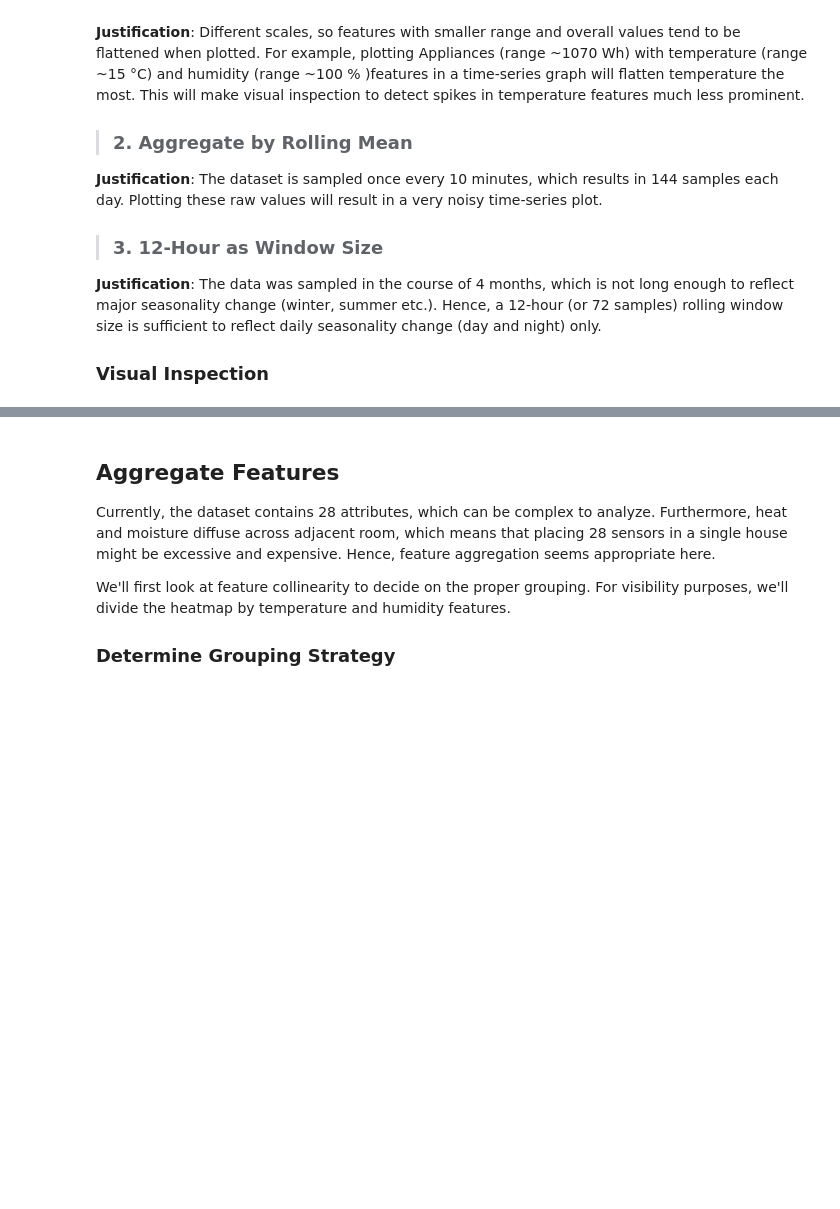
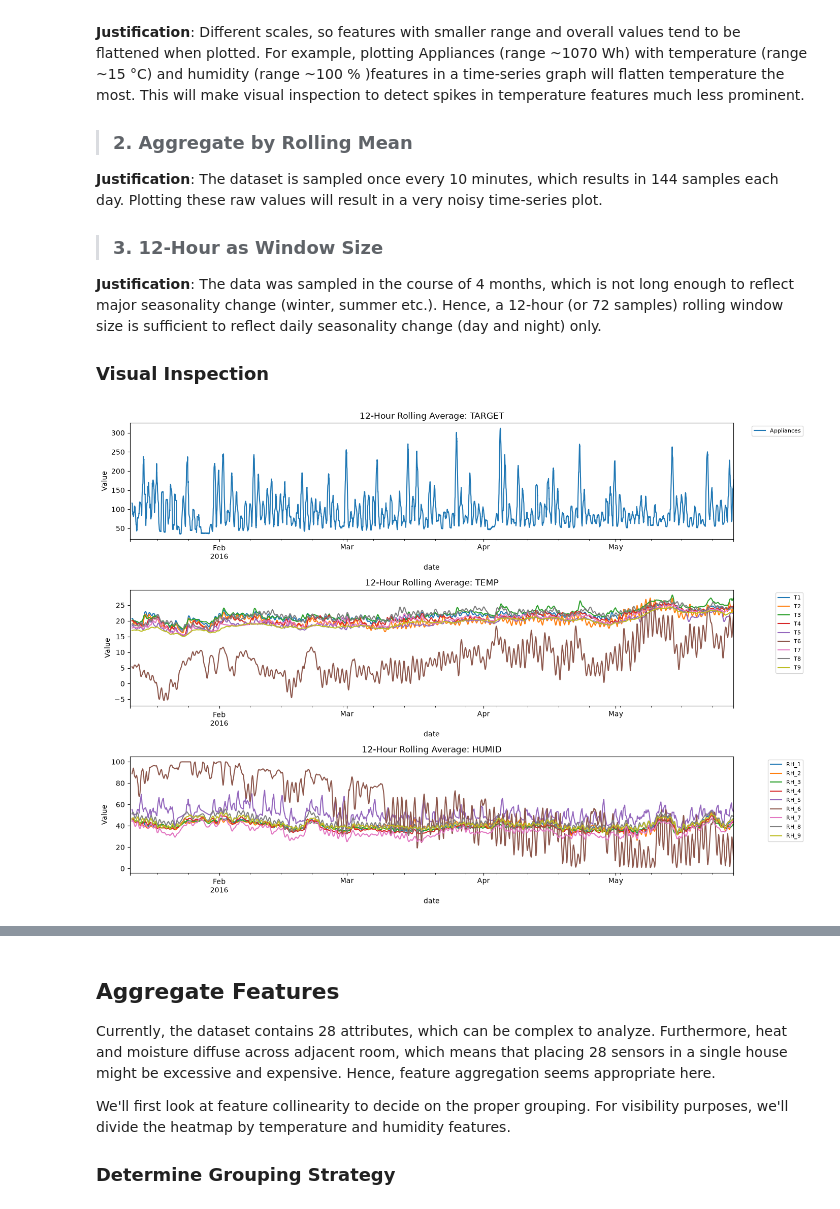
Before and after one commit to husnazainurin/energy-forecasting, a Jupyter notebook: notebooks/01_data_exploration.ipynb, the cells around one changed output, grey strips where cells are left out. Cells and saved outputs as stored; diff of their text form; code cells hidden in the pictures; blank space fills up the shorter version.

```diff
--- a/notebooks/01_data_exploration.ipynb
+++ b/notebooks/01_data_exploration.ipynb
@@ -131,3 +131,26 @@ For this part, we'll separate the dataset into 3 parts:
 **Justification**: The data was sampled in the course of 4 months, which is not long enough to reflect major seasonality change (winter, summer etc.). Hence, a 12-hour (or 72 samples) rolling window size is sufficient to reflect daily seasonality change (day and night) only.
 
 ### Visual Inspection
+# %%
+grouping = {
+    "target": ["Appliances"],
+    "temp": [f"T{i + 1}" for i in range(9)],
+    "humid": [f"RH_{i + 1}" for i in range(9)],
+}
+
+# Create canvas
+fig, axs = plt.subplots(nrows=len(grouping), ncols=1, figsize=(14, 10))
+
+# Plot by group
+for i, (group_name, columns) in enumerate(grouping.items()):
+    for col in columns:
+        energy[col].rolling(window=72).mean().plot(ax=axs[i], label=col)
+
+    axs[i].set_title(f"12-Hour Rolling Average: {group_name.upper()}")
+    axs[i].set_ylabel("Value")
+    axs[i].legend(loc="upper right", bbox_to_anchor=(1.12, 1), fontsize=8)
+
+plt.tight_layout()
+plt.show()
+# %% [output]
+[figure, added]
```
Also changed, not shown: parts of 3 cells of this notebook.
